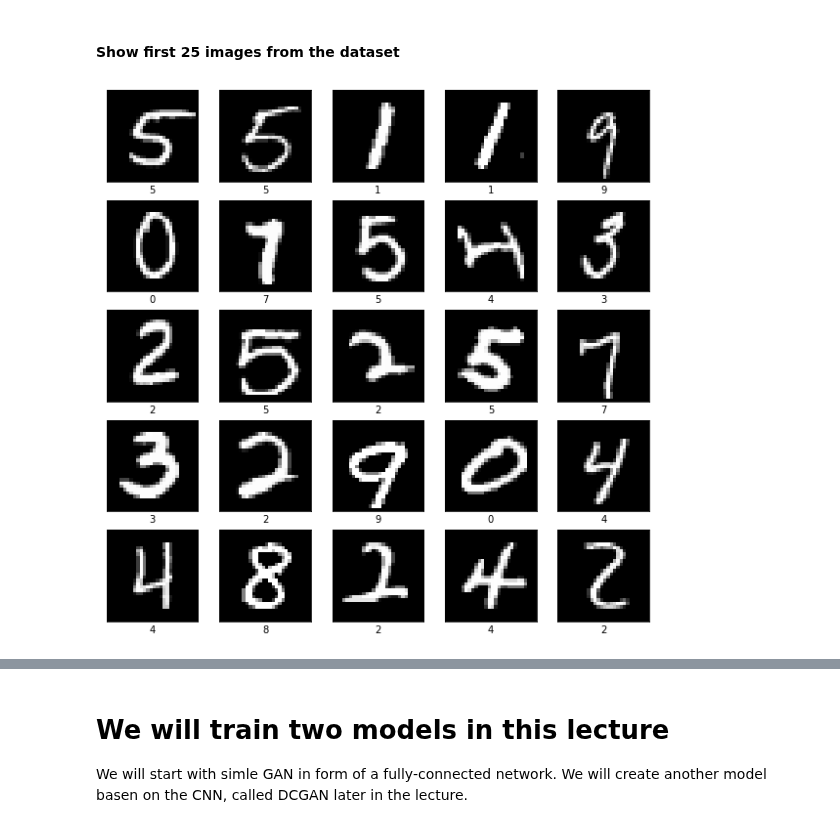
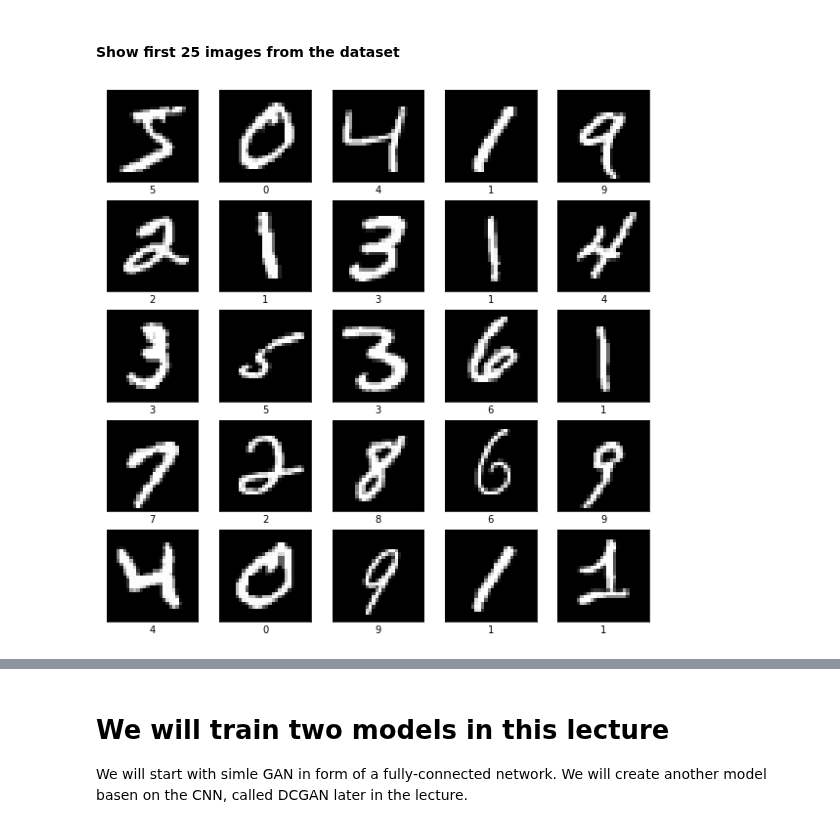
Before and after one commit to vojtechcima/2020-21-ARD, a Jupyter notebook: abd_11.ipynb, the cells around one changed output, grey strips where cells are left out. Saved outputs shown, nothing was run; the diff lists cells and outputs as text; code cells hidden in the pictures.

```diff
--- a/abd_11.ipynb
+++ b/abd_11.ipynb
@@ -72,15 +72,15 @@ Train data shape:  (70000, 28, 28) (70000,)
 # %%
 plt.figure(figsize=(10,10))
 for i in range(25):
     plt.subplot(5,5,i+1)
     plt.xticks([])
     plt.yticks([])
     plt.grid(False)
-    plt.imshow(train_x[i], cmap=plt.cm.gray)
-    plt.xlabel(class_names[train_y[i]])
+    plt.imshow(X_train[i], cmap=plt.cm.gray)
+    plt.xlabel(class_names[y_train[i]])
 plt.show()
 # %% [output]
-[figure, old version]
+[figure, new version]
 # %% [markdown]
 # GAN has two main parts - Discriminator and Generator
 
```
Also changed, not shown: parts of 13 cells of this notebook, 7 other files.
